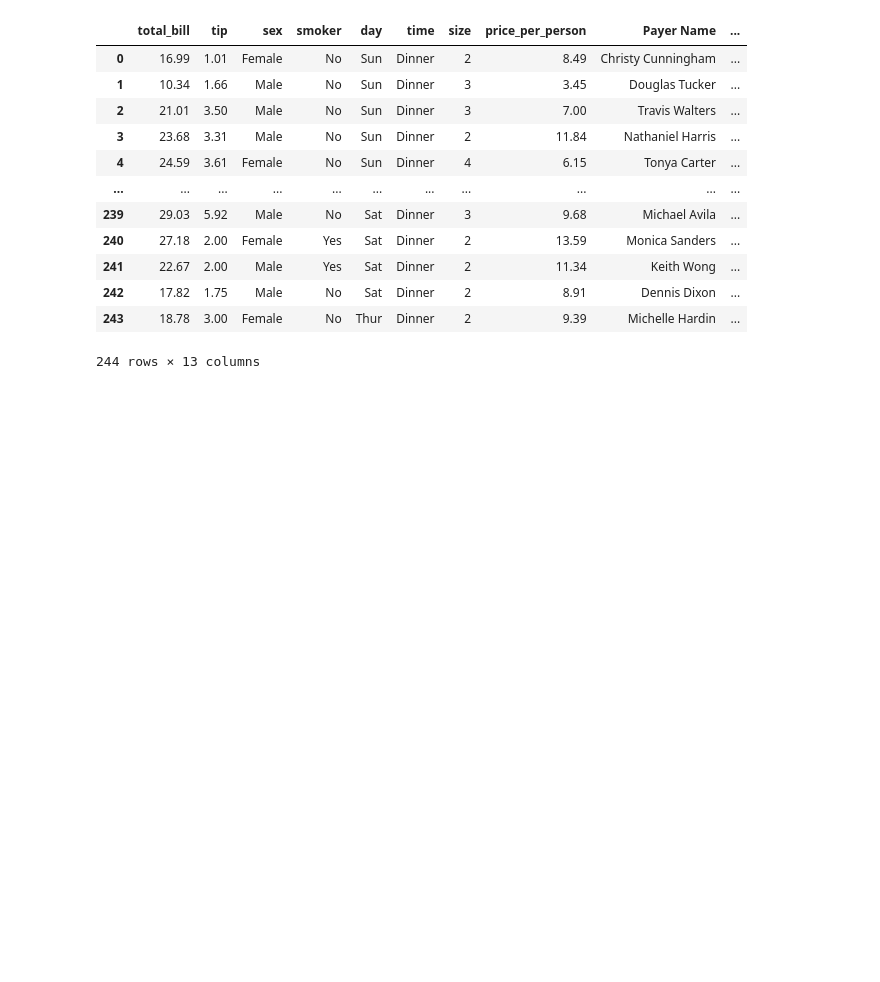
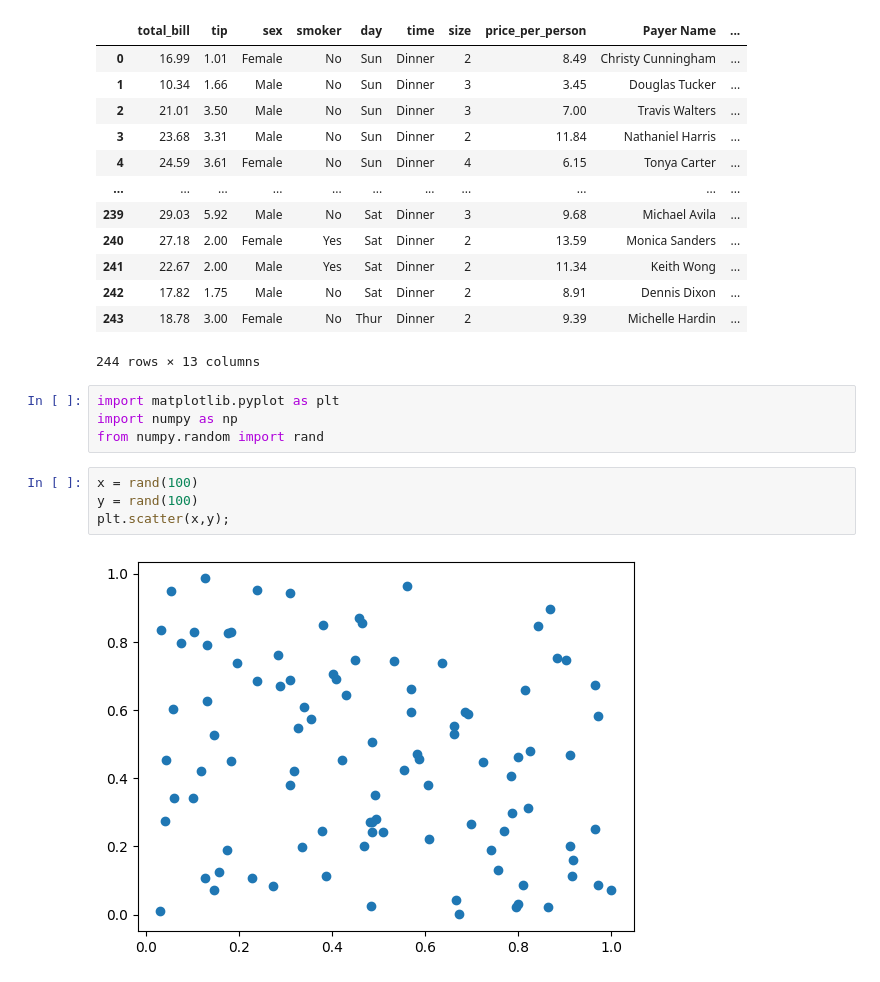
Before and after one commit to Danielefici/Training, a Jupyter notebook: data.ipynb, the cells around one changed output. Saved outputs shown, nothing was run; the diff lists cells and outputs as text; blank space fills up the shorter version.

```diff
--- a/data.ipynb
+++ b/data.ipynb
@@ -183,3 +183,13 @@ df
 | 242 | 17.82 | 1.75 | Male | No | Sat | Dinner | 2 | 8.91 | Dennis Dixon | ... |
 | 243 | 18.78 | 3.00 | Female | No | Thur | Dinner | 2 | 9.39 | Michelle Hardin | ... |
 244 rows × 13 columns
+# %%
+import matplotlib.pyplot as plt
+import numpy as np
+from numpy.random import rand
+# %%
+x = rand(100)
+y = rand(100)
+plt.scatter(x,y);
+# %% [output]
+[figure, added]
```
Also changed, not shown: parts of 36 cells of this notebook, 1 other file.
